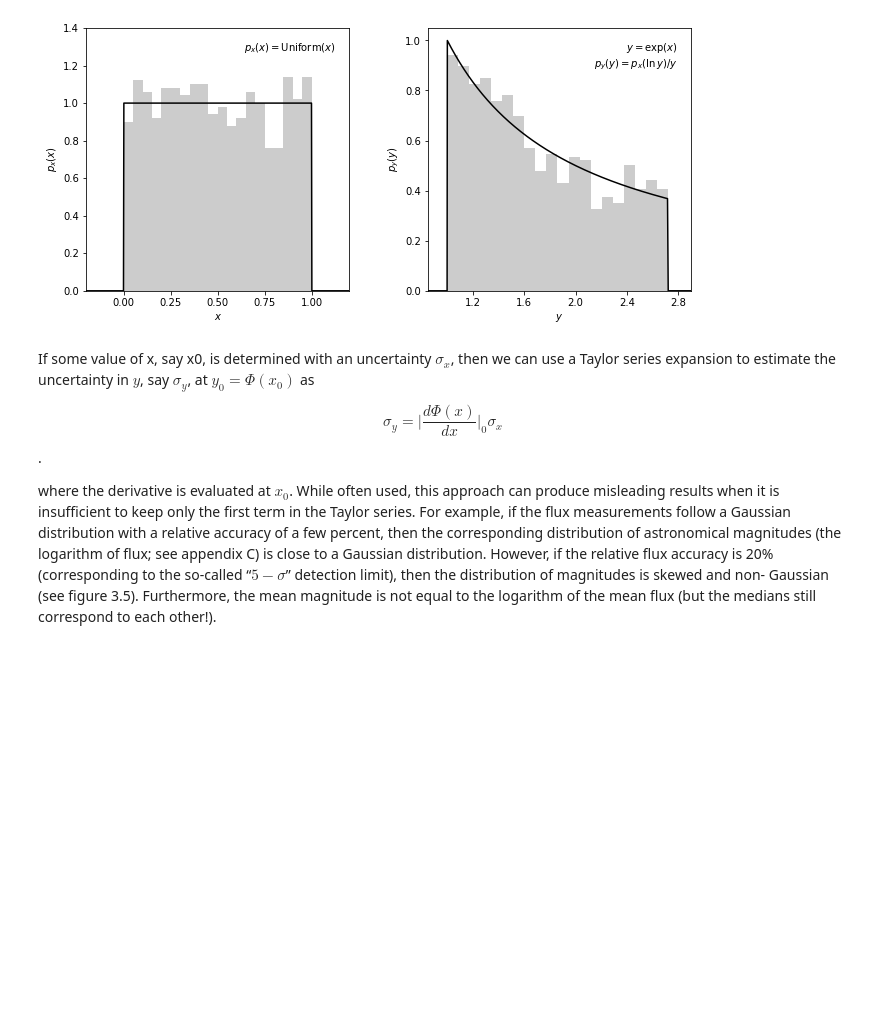
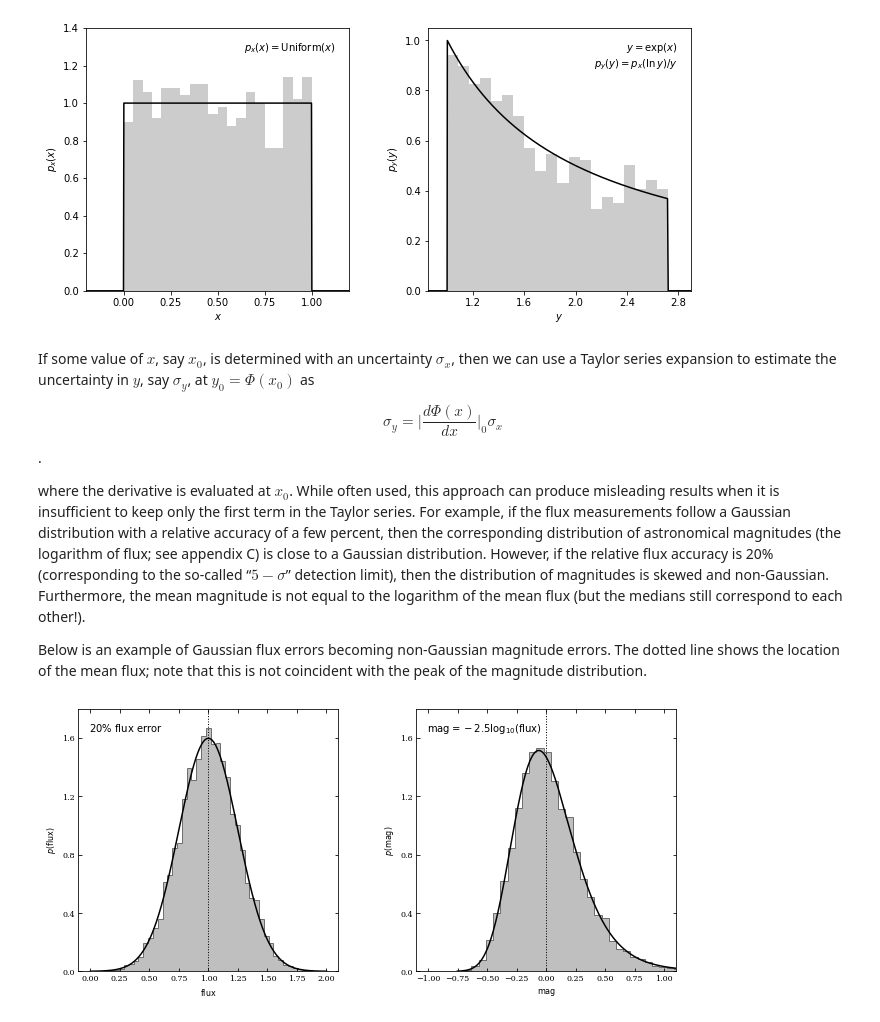
Before and after one commit to astroML/astroML-notebooks, a Jupyter notebook: chapter3/astroml_chapter3_Brief_overview_of_probability_and_random_variables.ipynb, the cells around one changed output. Cells and saved outputs as stored; diff of their text form; code cells hidden in the pictures; blank space fills up the shorter version.

```diff
--- a/chapter3/astroml_chapter3_Brief_overview_of_probability_and_random_variables.ipynb
+++ b/chapter3/astroml_chapter3_Brief_overview_of_probability_and_random_variables.ipynb
@@ -461,9 +476,69 @@ plt.show()
 # %% [output]
 [figure]
 # %% [markdown]
-If some value of x, say x0, is determined with an uncertainty $\sigma_x$, then we can use a Taylor series expansion to estimate the uncertainty in $y$, say $\sigma_y$, at $y_0 = \Phi(x_0)$ as
+If some value of $x$, say $x_0$, is determined with an uncertainty $\sigma_x$, then we can use a Taylor series expansion to estimate the uncertainty in $y$, say $\sigma_y$, at $y_0 = \Phi(x_0)$ as
 
 $$\sigma_y = \bigg|\frac{d\Phi(x)}{dx}\bigg|_0 \sigma_x $$.
 
 
-where the derivative is evaluated at $x_0$. While often used, this approach can produce misleading results when it is insufficient to keep only the first term in the Taylor series. For example, if the flux measurements follow a Gaussian distribution with a relative accuracy of a few percent, then the corresponding distribution of astronomical magnitudes (the logarithm of flux; see appendix C) is close to a Gaussian distribution. However, if the relative flux accuracy is 20% (corresponding to the so-called “$5 − \sigma$” detection limit), then the distribution of magnitudes is skewed and non- Gaussian (see figure 3.5). Furthermore, the mean magnitude is not equal to the logarithm of the mean flux (but the medians still correspond to each other!).
+where the derivative is evaluated at $x_0$. While often used, this approach can produce misleading results when it is insufficient to keep only the first term in the Taylor series. For example, if the flux measurements follow a Gaussian distribution with a relative accuracy of a few percent, then the corresponding distribution of astronomical magnitudes (the logarithm of flux; see appendix C) is close to a Gaussian distribution. However, if the relative flux accuracy is 20% (corresponding to the so-called “$5 − \sigma$” detection limit), then the distribution of magnitudes is skewed and non-Gaussian. Furthermore, the mean magnitude is not equal to the logarithm of the mean flux (but the medians still correspond to each other!).
+
+Below is an example of Gaussian flux errors becoming non-Gaussian magnitude errors. The dotted line shows the location of the mean flux; note that this is not coincident with the peak of the magnitude distribution.
+# %%
+import numpy as np
+from matplotlib import pyplot as plt
+from scipy.stats import norm
+
+# generate 10000 normally distributed points
+np.random.seed(1)
+dist = norm(1, 0.25)
+flux = dist.rvs(10000)
+flux_fit = np.linspace(0.001, 2, 1000)
+pdf_flux_fit = dist.pdf(flux_fit)
+
+# transform this distribution into magnitude space
+mag = -2.5 * np.log10(flux)
+mag_fit = -2.5 * np.log10(flux_fit)
+pdf_mag_fit = pdf_flux_fit.copy()
+pdf_mag_fit[1:] /= abs(mag_fit[1:] - mag_fit[:-1])
+pdf_mag_fit /= np.dot(pdf_mag_fit[1:], abs(mag_fit[1:] - mag_fit[:-1]))
+
+#------------------------------------------------------------
+# Plot the result
+fig = plt.figure(figsize=(10, 5))
+fig.subplots_adjust(bottom=0.17, top=0.9,
+                    left=0.12, right=0.95, wspace=0.3)
+
+# first plot the flux distribution
+ax = fig.add_subplot(121)
+ax.hist(flux, bins=np.linspace(0, 2, 50),
+        histtype='stepfilled', fc='gray', alpha=0.5, density=True)
+ax.plot(flux_fit, pdf_flux_fit, '-k')
+ax.plot([1, 1], [0, 2], ':k', lw=1)
+ax.set_xlim(-0.1, 2.1)
+ax.set_ylim(0, 1.8)
+
+ax.set_xlabel(r'${\rm flux}$')
+ax.set_ylabel(r'$p({\rm flux})$')
+ax.yaxis.set_major_locator(plt.MultipleLocator(0.4))
+ax.text(0.04, 0.95, r'${\rm 20\%\ flux\ error}$',
+        ha='left', va='top', transform=ax.transAxes)
+
+# next plot the magnitude distribution
+ax = fig.add_subplot(122)
+ax.hist(mag, bins=np.linspace(-1, 2, 50),
+        histtype='stepfilled', fc='gray', alpha=0.5, density=True)
+ax.plot(mag_fit, pdf_mag_fit, '-k')
+ax.plot([0, 0], [0, 2], ':k', lw=1)
+ax.set_xlim(-1.1, 1.1)
+ax.set_ylim(0, 1.8)
+ax.yaxis.set_major_locator(plt.MultipleLocator(0.4))
+ax.text(0.04, 0.95, r'${\rm mag} = -2.5\log_{10}({\rm flux})$',
+        ha='left', va='top', transform=ax.transAxes)
+
+ax.set_xlabel(r'${\rm mag}$')
+ax.set_ylabel(r'$p({\rm mag})$')
+
+plt.show()
+# %% [output]
+[figure, added]
```
Also changed, not shown: parts of 12 cells of this notebook.
